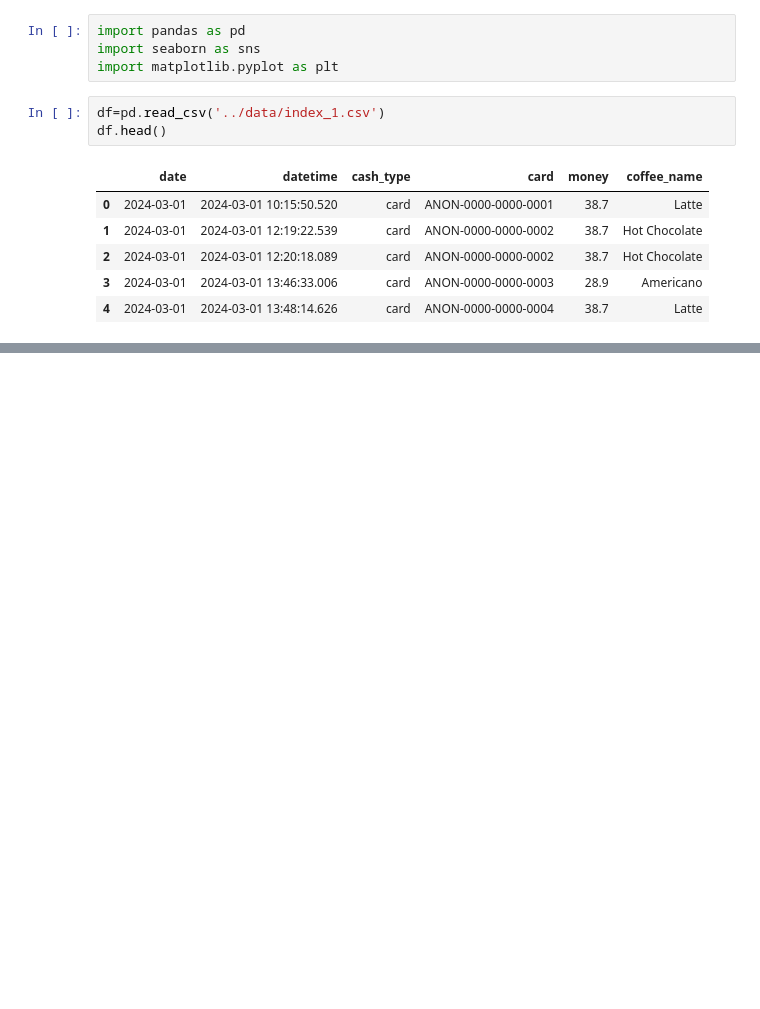
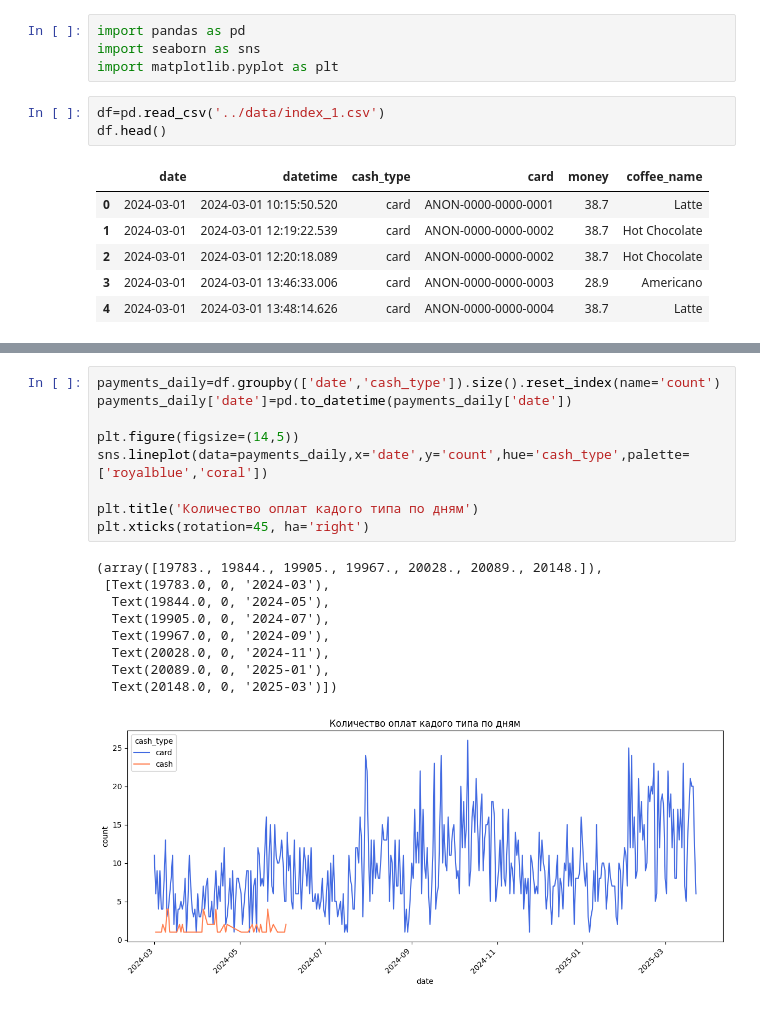
Before and after one commit to prodavec-svg/Coffee-sales-eda, a Jupyter notebook: notebooks/main.ipynb, the cells around one changed output, grey strips where cells are left out. Drawn from its saved outputs; the diff is of its cells as text; blank space fills up the shorter version.

```diff
--- a/notebooks/main.ipynb
+++ b/notebooks/main.ipynb
@@ -33,0 +78,19 @@ plt.xticks(rotation=45,ha='right')
+# %%
+payments_daily=df.groupby(['date','cash_type']).size().reset_index(name='count')
+payments_daily['date']=pd.to_datetime(payments_daily['date'])
+
+plt.figure(figsize=(14,5))
+sns.lineplot(data=payments_daily,x='date',y='count',hue='cash_type',palette=['royalblue','coral'])
+
+plt.title('Количество оплат кадого типа по дням')
+plt.xticks(rotation=45, ha='right')
+# %% [output]
+(array([19783., 19844., 19905., 19967., 20028., 20089., 20148.]),
+ [Text(19783.0, 0, '2024-03'),
+  Text(19844.0, 0, '2024-05'),
+  Text(19905.0, 0, '2024-07'),
+  Text(19967.0, 0, '2024-09'),
+  Text(20028.0, 0, '2024-11'),
+  Text(20089.0, 0, '2025-01'),
+  Text(20148.0, 0, '2025-03')])
+[figure, added]
```
Also changed, not shown: parts of 5 cells of this notebook.
